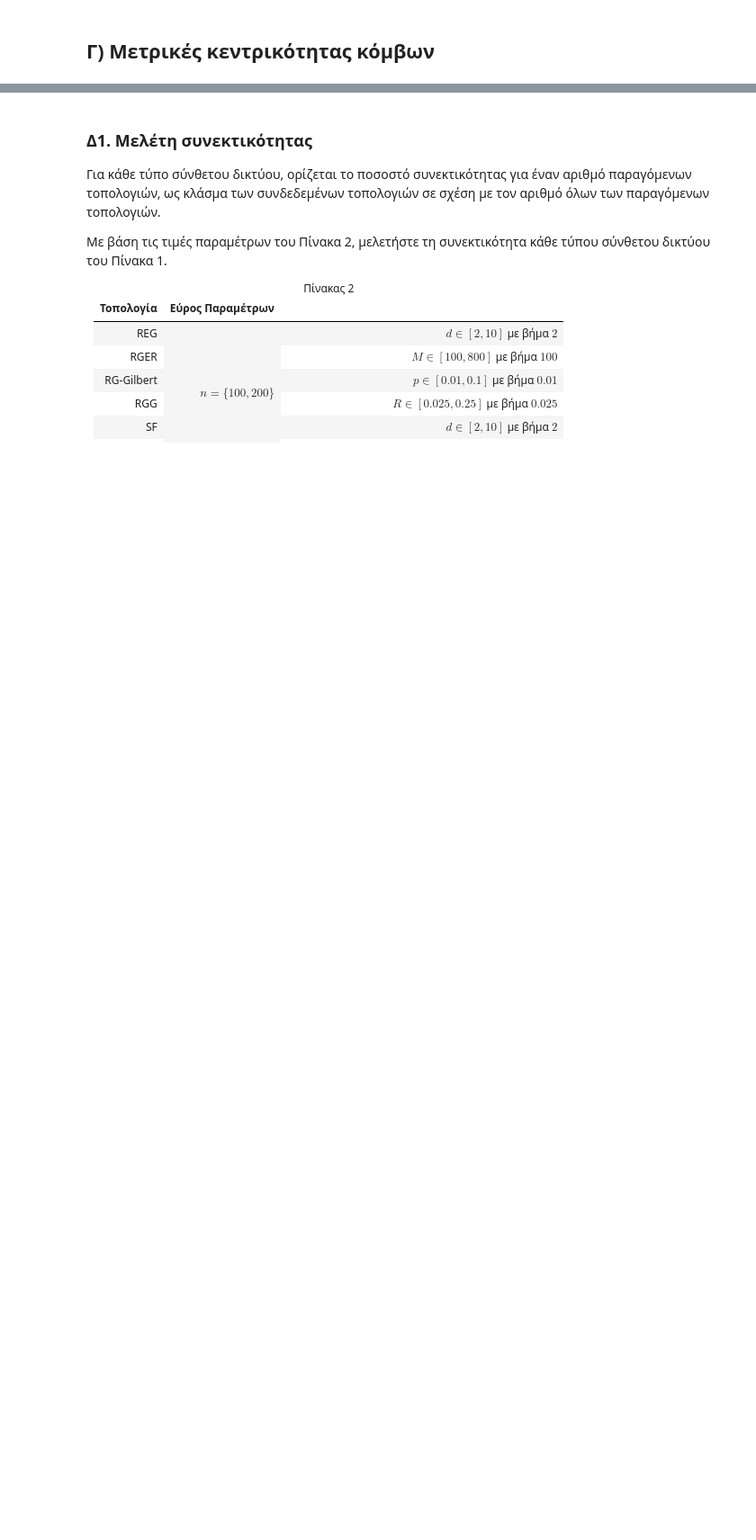
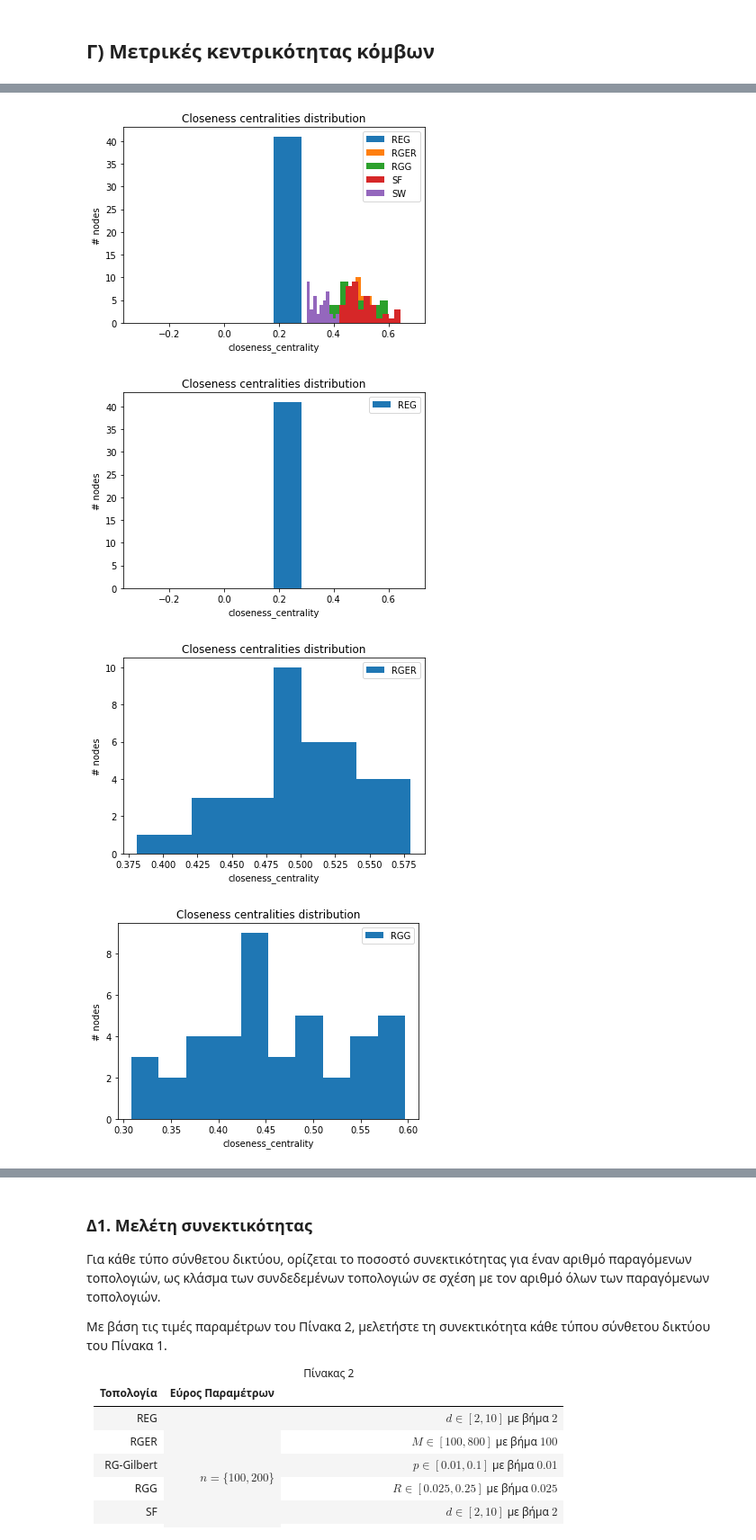
Before and after one commit to John-Atha/social-networks-NTUA, a Jupyter notebook: lab1_student_version.ipynb, the cells around one changed output, grey strips where cells are left out. Shown at 90% size. Drawn from its saved outputs; the diff is of its cells as text; code cells hidden in the pictures; blank space fills up the shorter version.

```diff
--- a/lab1_student_version.ipynb
+++ b/lab1_student_version.ipynb
@@ -662,0 +647,9 @@ def find_central(G):
+# %%
+print("graph\t| avg degree\t| variance of degrees")
+print('---------------------------------------------')
+for g in graphs:
+    graph, name = g.values()
+    g_degrees = [deg[1] for deg in find_degree(graph)]
+    avg = round(sum(g_degrees)/len(g_degrees), 2)
+    var = round(sum([(val-avg)**2/len(g_degrees) for val in g_degrees]), 2)
+    print(f"{name}\t| {avg}\t\t| {var}")
@@ -662,0 +675,33 @@ def find_central(G):
+# %%
+def find_closeness(G):
+    return nx.closeness_centrality(G)
+
+# one plot combining all the distributions
+plt.figure(1)
+plt.title('Closeness centralities distribution')
+plt.xlabel('closeness_centrality')
+plt.ylabel('# nodes')
+
+centralities = dict()
+for g in graphs:
+    graph, name = g.values()
+    centralities[name] = list(map(lambda x: round(x, 3), find_closeness(graph).values()))
+    plt.hist(centralities[name], bins=10)
+plt.legend([g['name'] for g in graphs])
+
+# one seperate plot for each distribution to avoid previous visual overlappings
+c = 2
+for g in graphs:
+    plt.figure(c)
+    plt.title('Closeness centralities distribution')
+    plt.xlabel('closeness_centrality')
+    plt.ylabel('# nodes')
+    graph, name = g.values()
+    plt.hist(centralities[name], bins=10)
+    plt.legend([name])
+    c += 1
+# %% [output]
+[figure, added]
+[figure, added]
+[figure, added]
+[figure, added]
```
Also changed, not shown: parts of 52 cells of this notebook, 1 other file.
